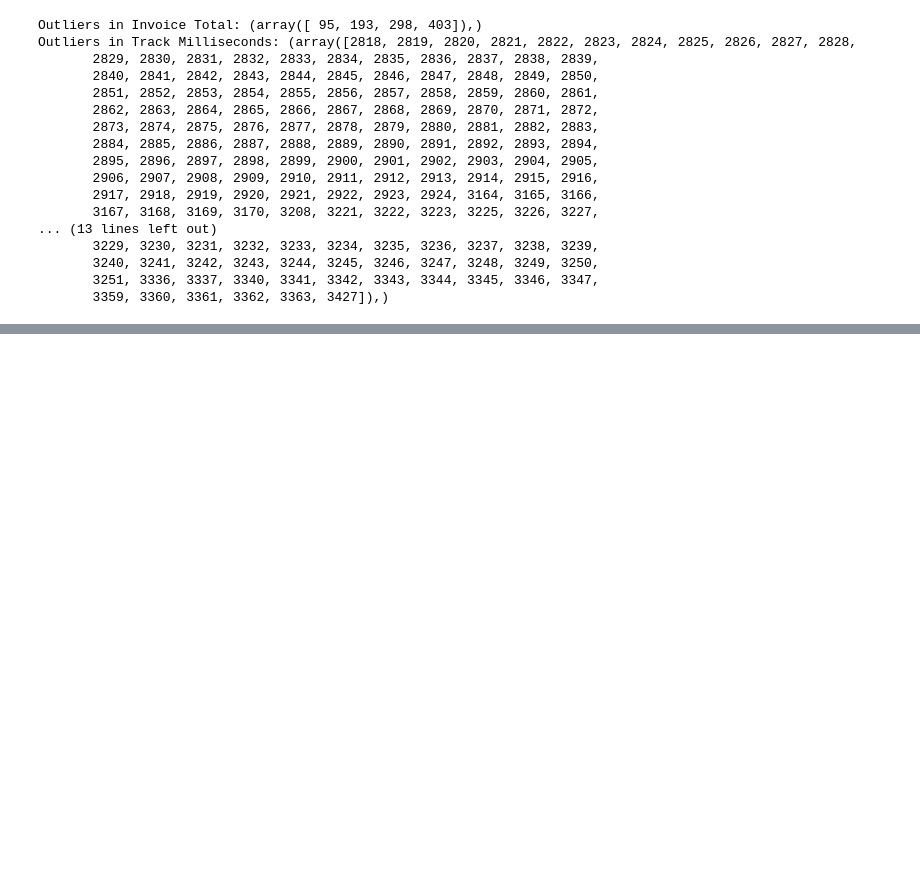
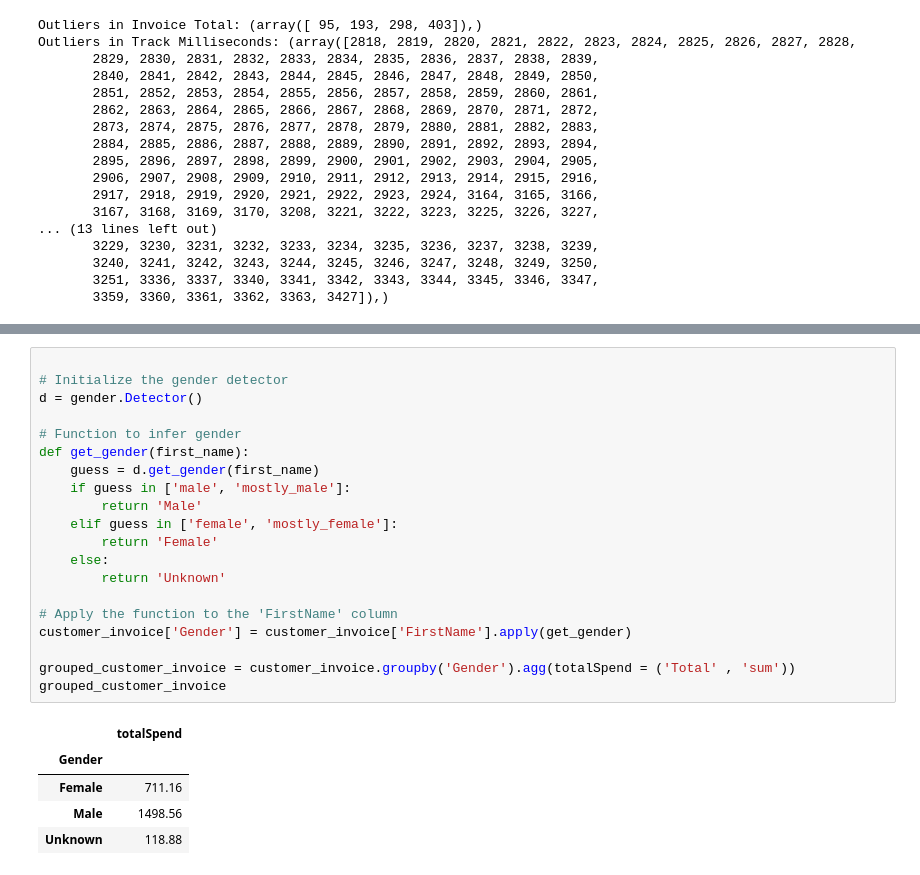
Before and after one commit to SobhanSalarian/MusicStore, a Jupyter notebook: notebooks/AnalyzingTheData.ipynb, the cells around one changed output, grey strips where cells are left out. Cells and saved outputs as stored; diff of their text form; blank space fills up the shorter version.

```diff
--- a/notebooks/AnalyzingTheData.ipynb
+++ b/notebooks/AnalyzingTheData.ipynb
@@ -354,0 +461,26 @@ Outliers in Track Milliseconds: (array([2818, 2819, 2820, 2821, 2822, 2823, 2824
+# %%
+
+# Initialize the gender detector
+d = gender.Detector()
+
+# Function to infer gender
+def get_gender(first_name):
+    guess = d.get_gender(first_name)
+    if guess in ['male', 'mostly_male']:
+        return 'Male'
+    elif guess in ['female', 'mostly_female']:
+        return 'Female'
+    else:
+        return 'Unknown'
+
+# Apply the function to the 'FirstName' column
+customer_invoice['Gender'] = customer_invoice['FirstName'].apply(get_gender)
+
+grouped_customer_invoice = customer_invoice.groupby('Gender').agg(totalSpend = ('Total' , 'sum'))
+grouped_customer_invoice
+# %% [output]
+|  | totalSpend |
+| Gender |  |
+| Female | 711.16 |
+| Male | 1498.56 |
+| Unknown | 118.88 |
```
Also changed, not shown: parts of 11 cells of this notebook.
